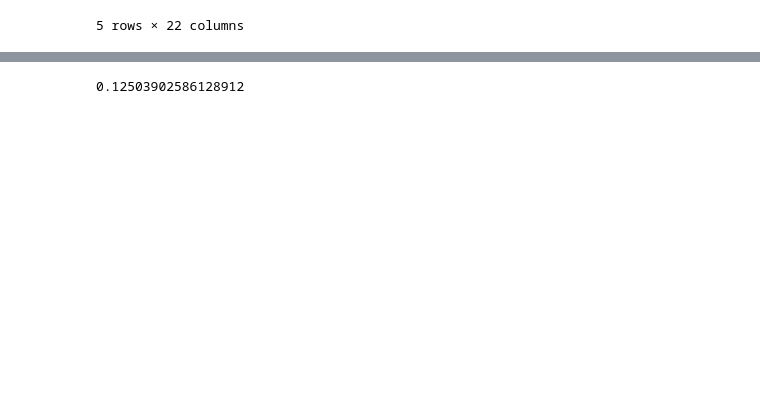
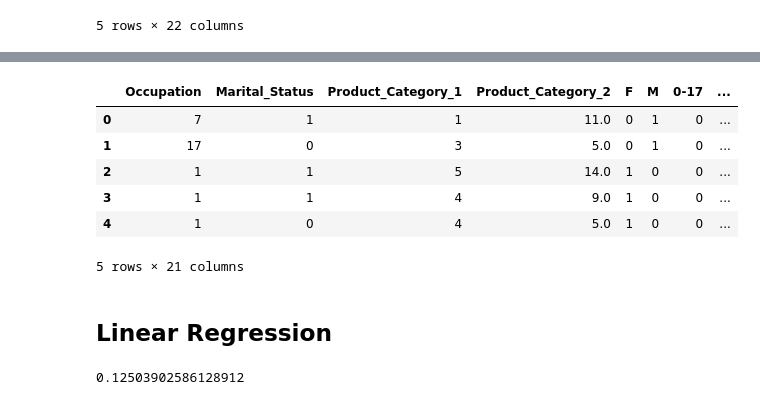
Before and after one commit to Aditya-Dubey16/Black-Friday--Sales-Prediction, a Jupyter notebook: Black_Friday_Sales_Prediction.ipynb, the cells around one changed output, grey strips where cells are left out. Cells and saved outputs as stored; diff of their text form; code cells hidden in the pictures; blank space fills up the shorter version.

```diff
--- a/Black_Friday_Sales_Prediction.ipynb
+++ b/Black_Friday_Sales_Prediction.ipynb
@@ -208,2 +297,13 @@ train_final.head()
+# %%
+test_1_final = test_1_final.drop(['Gender','Age', 'City_Category',  'Stay_In_Current_City_Years'], axis=1)
+test_1_final.head()
+# %% [output]
+|  | Occupation | Marital_Status | Product_Category_1 | Product_Category_2 | F | M | 0-17 | ... |
+| 0 | 7 | 1 | 1 | 11.0 | 0 | 1 | 0 | ... |
+| 1 | 17 | 0 | 3 | 5.0 | 0 | 1 | 0 | ... |
+| 2 | 1 | 1 | 5 | 14.0 | 1 | 0 | 0 | ... |
+| 3 | 1 | 1 | 4 | 9.0 | 1 | 0 | 0 | ... |
+| 4 | 1 | 0 | 4 | 5.0 | 1 | 0 | 0 | ... |
+5 rows × 21 columns
 # %%
 from sklearn.model_selection import train_test_split
@@ -212,6 +314,8 @@ X=train_final.drop('Purchase',axis=1)
 y=train_final.Purchase
 # %%
 X_train, X_test, y_train, y_test = train_test_split(X, y, test_size=0.3, random_state=42)
+# %% [markdown]
+## Linear Regression
 # %%
 from sklearn.linear_model import LinearRegression
 lr = LinearRegression(n_jobs=-1)
```
Also changed, not shown: parts of 39 cells of this notebook, 2 other files.
